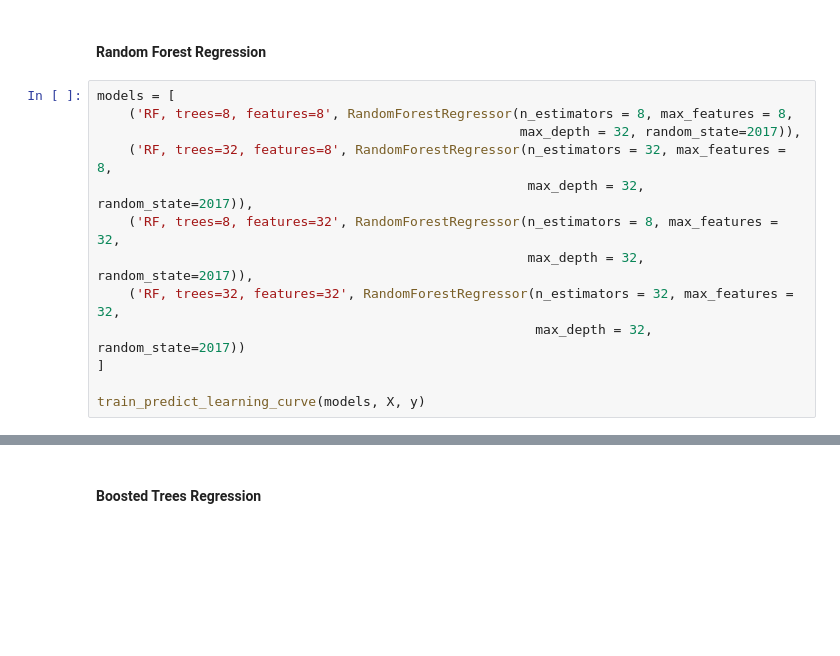
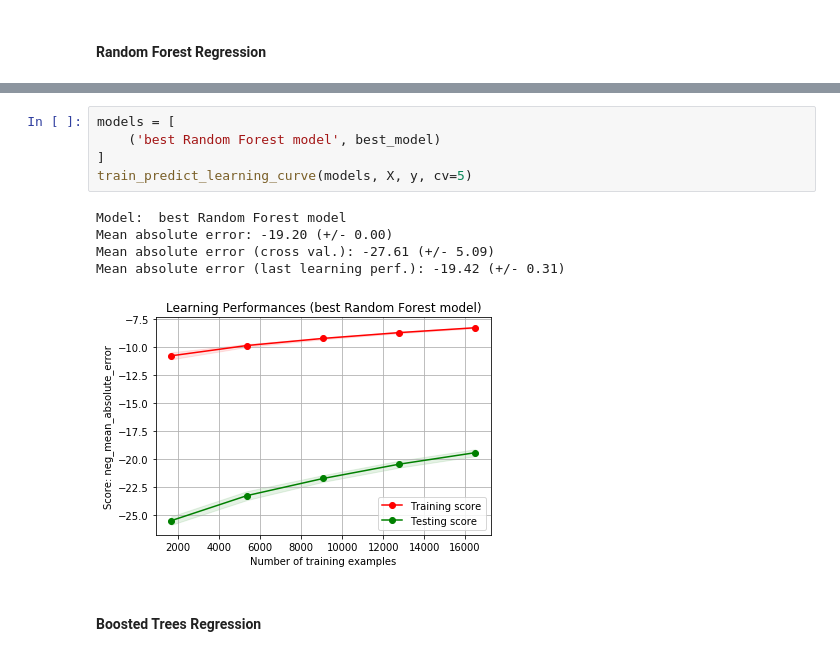
Before and after one commit to mariuszrokita/aircraft-engine-predictive-maintenance, a Jupyter notebook: notebooks/ModelTraining.ipynb, the cells around one changed output, grey strips where cells are left out. Drawn from its saved outputs; the diff is of its cells as text; blank space fills up the shorter version.

```diff
--- a/notebooks/ModelTraining.ipynb
+++ b/notebooks/ModelTraining.ipynb
@@ -188,15 +244,2 @@ Mean absolute error (last learning perf.): -23.34 (+/- 0.54)
 # %% [markdown]
 #### Random Forest Regression
-# %%
-models = [
-    ('RF, trees=8, features=8', RandomForestRegressor(n_estimators = 8, max_features = 8,
-                                                      max_depth = 32, random_state=2017)),
-    ('RF, trees=32, features=8', RandomForestRegressor(n_estimators = 32, max_features = 8,
-                                                       max_depth = 32, random_state=2017)),
-    ('RF, trees=8, features=32', RandomForestRegressor(n_estimators = 8, max_features = 32,
-                                                       max_depth = 32, random_state=2017)),
-    ('RF, trees=32, features=32', RandomForestRegressor(n_estimators = 32, max_features = 32,
-                                                        max_depth = 32, random_state=2017))
-]
-
-train_predict_learning_curve(models, X, y)
@@ -224,2 +324,13 @@ Mean absolute error (last learning perf.): -19.51 (+/- 0.32)
+# %%
+models = [
+    ('best Random Forest model', best_model)
+]
+train_predict_learning_curve(models, X, y, cv=5)
+# %% [output]
+Model:  best Random Forest model
+Mean absolute error: -19.20 (+/- 0.00)
+Mean absolute error (cross val.): -27.61 (+/- 5.09)
+Mean absolute error (last learning perf.): -19.42 (+/- 0.31)
+[figure, added]
 # %% [markdown]
 #### Boosted Trees Regression
```
Also changed, not shown: parts of 12 cells of this notebook.
